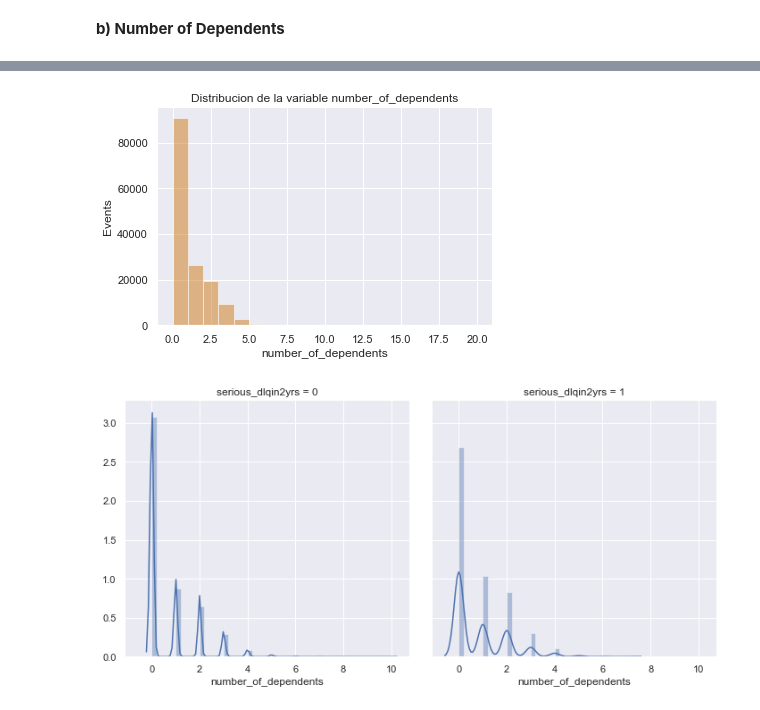
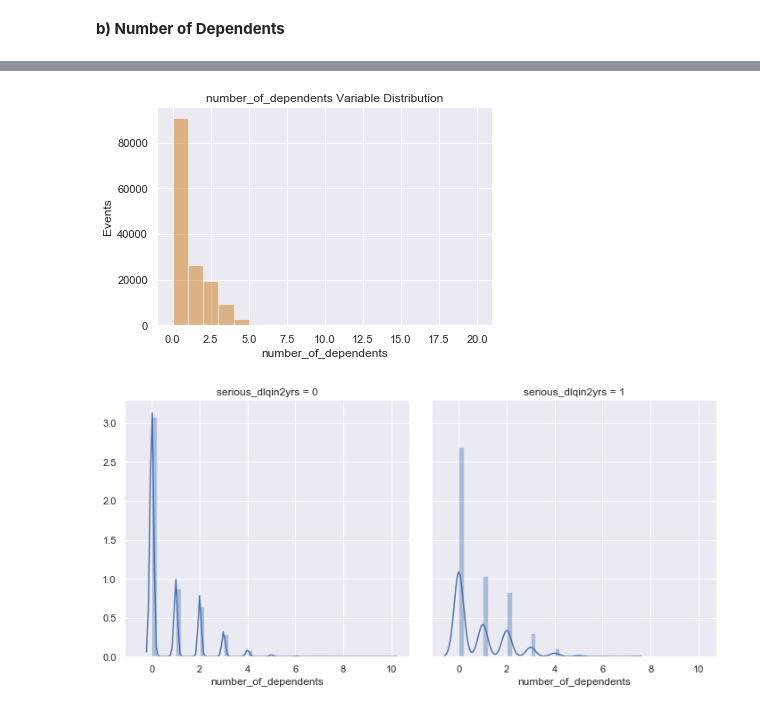
Before and after one commit to yaninaiberra/Fligoo_EDA, a Jupyter notebook: Fligoo_TechInterview_Credit.ipynb, the cells around one changed output, grey strips where cells are left out. Cells and saved outputs as stored; diff of their text form; code cells hidden in the pictures.

```diff
--- a/Fligoo_TechInterview_Credit.ipynb
+++ b/Fligoo_TechInterview_Credit.ipynb
@@ -872,9 +994,9 @@ min           0.000000
 max          10.000000
 Name: number_of_dependents, dtype: float64
 # %%
-histograma(borrowers['number_of_dependents'], color="#cf7c17")
+ancillary_functions.my_histogram(borrowers['number_of_dependents'], color="#cf7c17")
 # %% [output]
-[figure, old version]
+[figure, new version]
 # %%
 # Explore number_of_dependents vs Target
 g = sns.FacetGrid(borrowers_with_mean, col='serious_dlqin2yrs')
```
Also changed, not shown: parts of 89 cells of this notebook.
